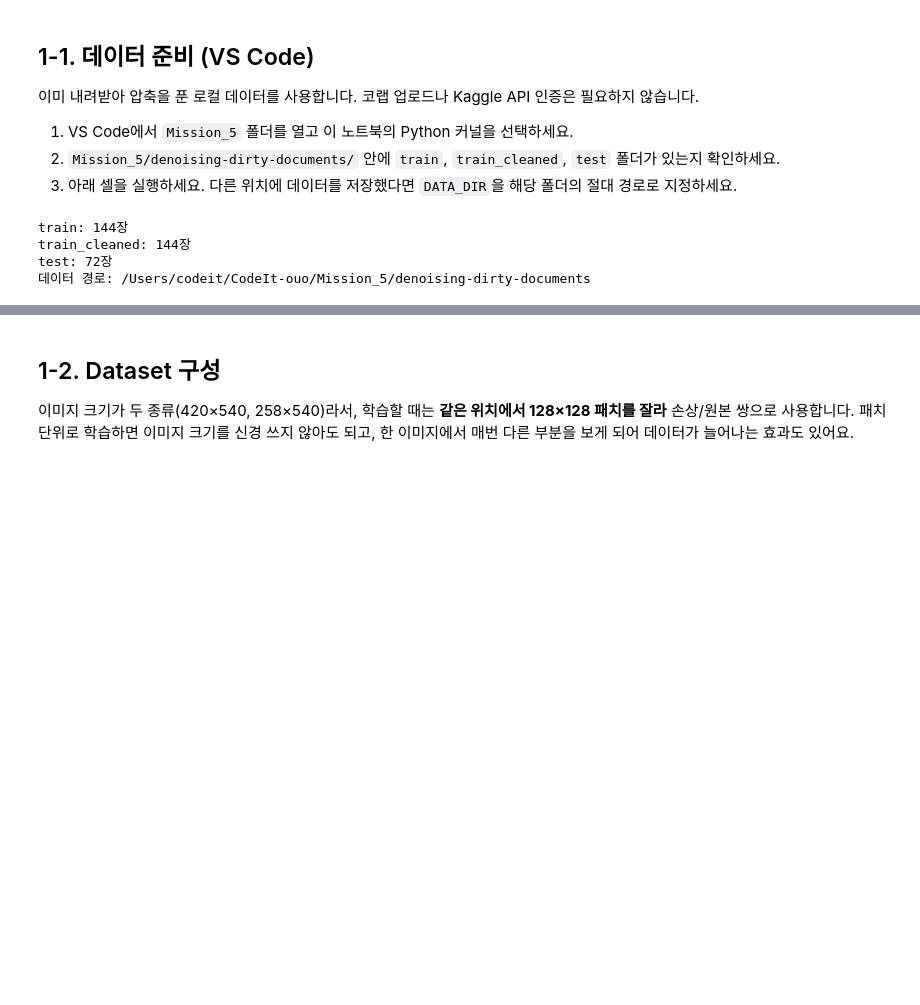
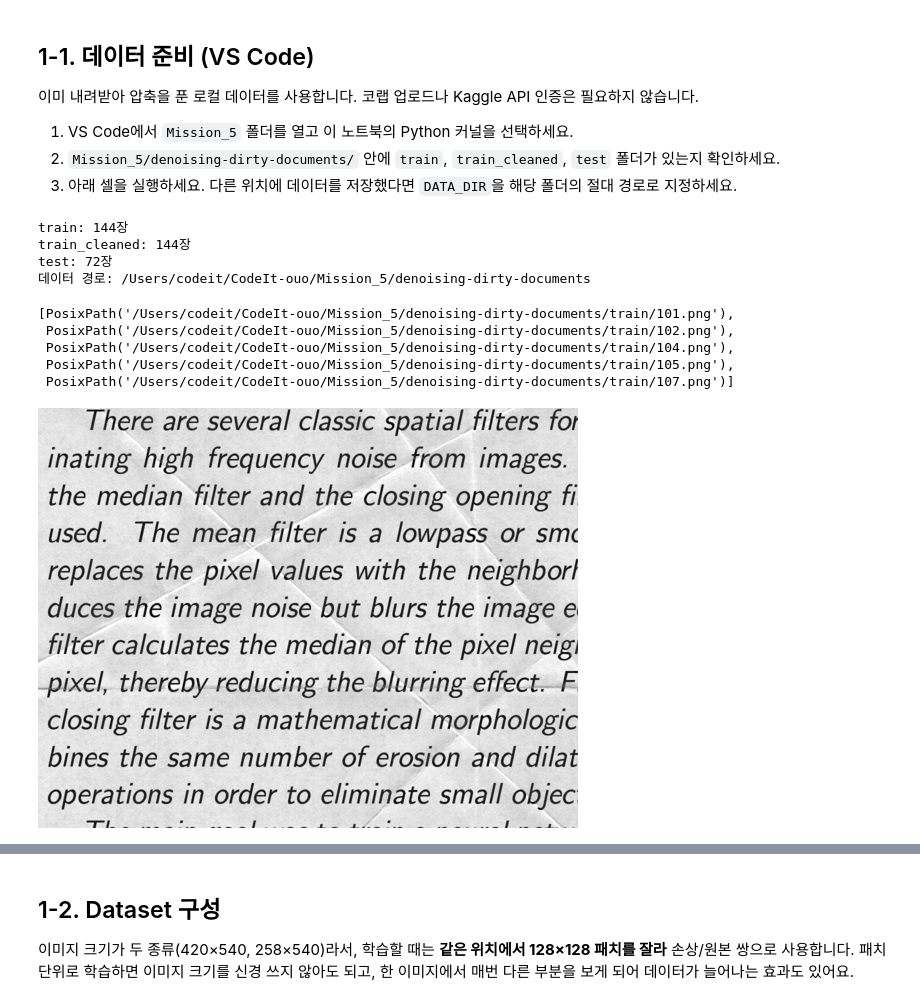
Before and after one commit to yy-0401/CodeIt_Mission_AE, a Jupyter notebook: 미션5_1팀_김이연.ipynb, the cells around one changed output, grey strips where cells are left out. Cells and saved outputs as stored; diff of their text form; code cells hidden in the pictures; blank space fills up the shorter version.

```diff
--- a/미션5_1팀_김이연.ipynb
+++ b/미션5_1팀_김이연.ipynb
@@ -100,3 +109,20 @@ train: 144장
 train_cleaned: 144장
 test: 72장
 데이터 경로: /Users/codeit/CodeIt-ouo/Mission_5/denoising-dirty-documents
+# %%
+# 한번 찍어보자! - 학습데이터
+
+clean_images = sorted(TRAIN_DIR.glob("*.png"))
+'''여기에 뭐가 있는지 확인하는 명령어'''
+clean_images[:5]
+# %% [output]
+[PosixPath('/Users/codeit/CodeIt-ouo/Mission_5/denoising-dirty-documents/train/101.png'),
+ PosixPath('/Users/codeit/CodeIt-ouo/Mission_5/denoising-dirty-documents/train/102.png'),
+ PosixPath('/Users/codeit/CodeIt-ouo/Mission_5/denoising-dirty-documents/train/104.png'),
+ PosixPath('/Users/codeit/CodeIt-ouo/Mission_5/denoising-dirty-documents/train/105.png'),
+ PosixPath('/Users/codeit/CodeIt-ouo/Mission_5/denoising-dirty-documents/train/107.png')]
+# %%
+# 위에 출력물 기준으로 찍어보기
+display(Image.open(TRAIN_DIR / "103.png"))
+# %% [output]
+[figure, added]
```
Also changed, not shown: parts of 15 cells of this notebook, 2 other files.
